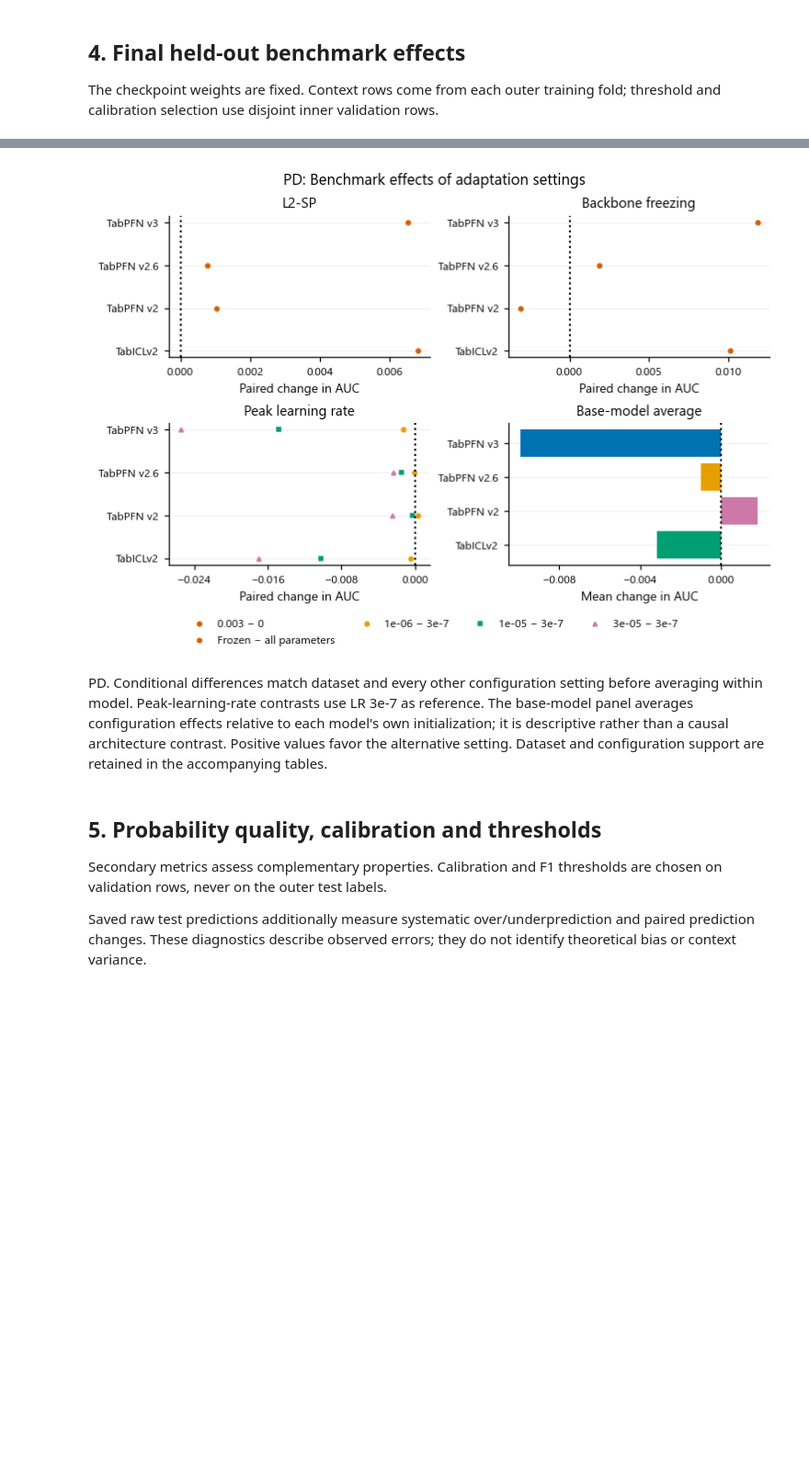
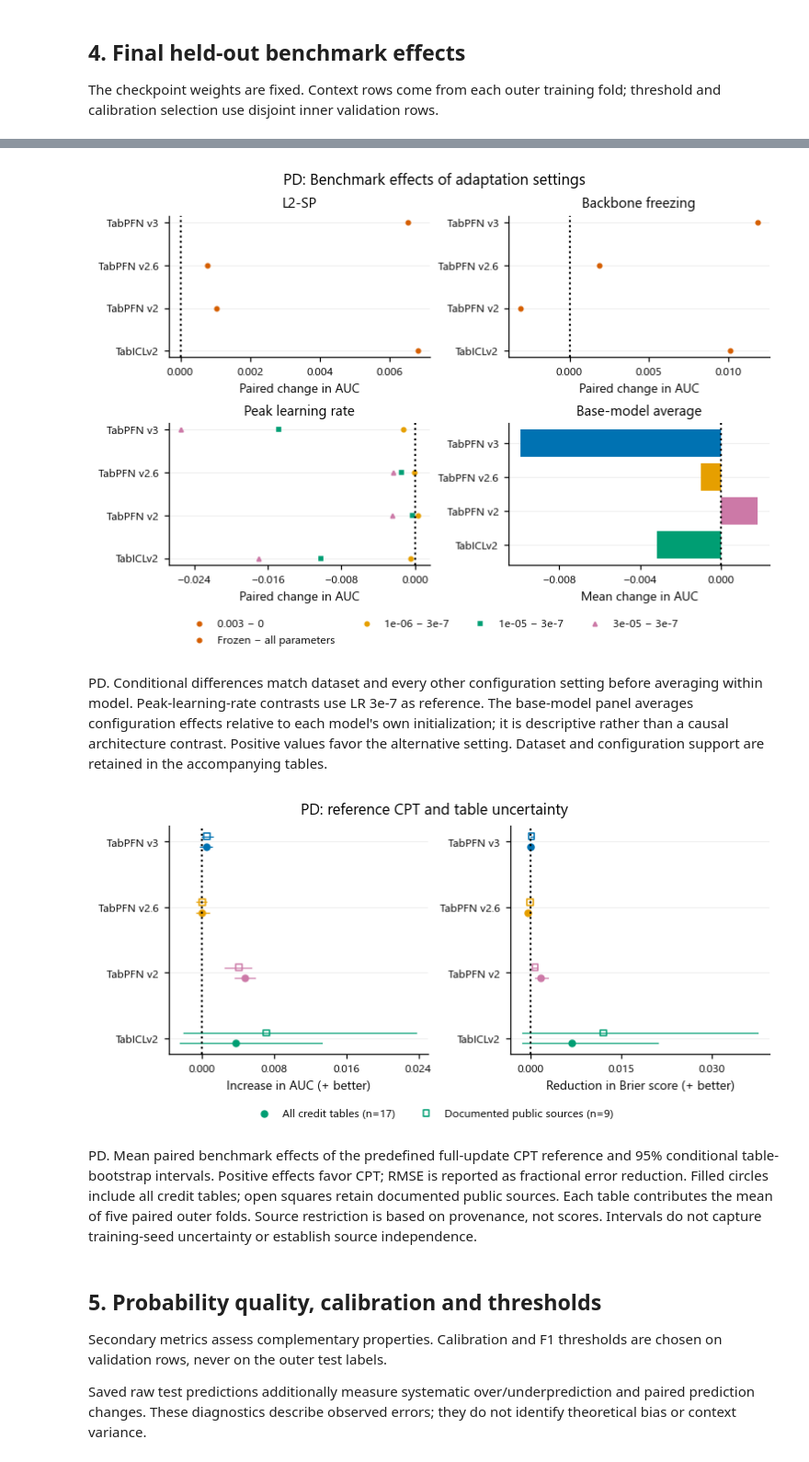
Before and after one commit to andreasgoethals/CreditPFN, a Jupyter notebook: notebooks/experiment1/03_results_pd.ipynb, the cells around one changed output, grey strips where cells are left out. Shown at 92% size. Cells and saved outputs as stored; diff of their text form; code cells hidden in the pictures; blank space fills up the shorter version.

Commit message:
four finishing tasks

```diff
--- a/notebooks/experiment1/03_results_pd.ipynb
+++ b/notebooks/experiment1/03_results_pd.ipynb
@@ -99,36 +99,40 @@ endpoint = cp.benchmark_effects(run)
 report.table('Complete primary benchmark dataset effects', endpoint)
 report.table('Complete AUC or R² benchmark dataset effects', cp.benchmark_effects(run, db.monitor_metric(run)))
 cp.show(sink, db.plot_endpoint_factors(run, benchmark=True), track=run.track)
-report.add('4. Final held-out benchmark effects', cp.effect_summary(endpoint) + '\nLGD primary benchmark error remains RMSE; R² is also reported. Five outer folds are averaged within table before cross-table comparisons.')
+from src.visualize import finishing as finish
+cp.show(sink, finish.plot_uncertainty(run), track=TRACK)
+report.add('4. Final held-out benchmark effects', cp.effect_summary(endpoint) + '\nLGD primary benchmark error remains RMSE; R² is also reported. Five outer folds are averaged within table before cross-table comparisons.' + '\n' + finish.UNCERTAINTY_NOTE + '\n' + finish.SOURCE_NOTE)
 # %% [output]
 |  | method_dirname | base_short | test_dataset_id | untuned | trained | delta | absolute_delta | dataset | ... |
 | 0 | tabicl-trained__tabicl-v2__lr1e-0... | TabICLv2 | Bondora Peer-to-Peer | 0.897214 | 0.888418 | -0.008795 | -0.008795 | Bondora Peer-to-Peer | ... |
 | 1 | tabicl-trained__tabicl-v2__lr1e-0... | TabICLv2 | Cobranded | 0.842771 | 0.839247 | -0.003524 | -0.003524 | Cobranded | ... |
 | 2 | tabicl-trained__tabicl-v2__lr1e-0... | TabICLv2 | Credit Risk | 0.955142 | 0.926268 | -0.028874 | -0.028874 | Credit Risk | ... |
 | 3 | tabicl-trained__tabicl-v2__lr1e-0... | TabICLv2 | GMSC | 0.867187 | 0.860626 | -0.006561 | -0.006561 | GMSC | ... |
 | 4 | tabicl-trained__tabicl-v2__lr1e-0... | TabICLv2 | German Credit | 0.790140 | 0.688480 | -0.101660 | -0.101660 | German Credit | ... |
 | ... | ... | ... | ... | ... | ... | ... | ... | ... | ... |
 | 1083 | tabpfn-trained__v3-default__lr3e-... | v3-default | PropPD2 | 0.657296 | 0.659203 | 0.001907 | 0.001907 | PropPD2 | ... |
 | 1084 | tabpfn-trained__v3-default__lr3e-... | v3-default | SBA Loans Case | 0.989833 | 0.990338 | 0.000505 | 0.000505 | SBA Loans Case | ... |
 | 1085 | tabpfn-trained__v3-default__lr3e-... | v3-default | Taiwan Credit Card | 0.789665 | 0.790003 | 0.000338 | 0.000338 | Taiwan Credit Card | ... |
 | 1086 | tabpfn-trained__v3-default__lr3e-... | v3-default | Thomas | 0.651588 | 0.653203 | 0.001615 | 0.001615 | Thomas | ... |
 | 1087 | tabpfn-trained__v3-default__lr3e-... | v3-default | Vehicle Loan | 0.658032 | 0.658389 | 0.000358 | 0.000358 | Vehicle Loan | ... |
 1088 rows × 15 columns
 |  | method_dirname | base_short | test_dataset_id | untuned | trained | delta | absolute_delta | dataset | ... |
 | 0 | tabicl-trained__tabicl-v2__lr1e-0... | TabICLv2 | Bondora Peer-to-Peer | 0.897214 | 0.888418 | -0.008795 | -0.008795 | Bondora Peer-to-Peer | ... |
 | 1 | tabicl-trained__tabicl-v2__lr1e-0... | TabICLv2 | Cobranded | 0.842771 | 0.839247 | -0.003524 | -0.003524 | Cobranded | ... |
 | 2 | tabicl-trained__tabicl-v2__lr1e-0... | TabICLv2 | Credit Risk | 0.955142 | 0.926268 | -0.028874 | -0.028874 | Credit Risk | ... |
 | 3 | tabicl-trained__tabicl-v2__lr1e-0... | TabICLv2 | GMSC | 0.867187 | 0.860626 | -0.006561 | -0.006561 | GMSC | ... |
 | 4 | tabicl-trained__tabicl-v2__lr1e-0... | TabICLv2 | German Credit | 0.790140 | 0.688480 | -0.101660 | -0.101660 | German Credit | ... |
 | ... | ... | ... | ... | ... | ... | ... | ... | ... | ... |
 | 1083 | tabpfn-trained__v3-default__lr3e-... | v3-default | PropPD2 | 0.657296 | 0.659203 | 0.001907 | 0.001907 | PropPD2 | ... |
 | 1084 | tabpfn-trained__v3-default__lr3e-... | v3-default | SBA Loans Case | 0.989833 | 0.990338 | 0.000505 | 0.000505 | SBA Loans Case | ... |
 | 1085 | tabpfn-trained__v3-default__lr3e-... | v3-default | Taiwan Credit Card | 0.789665 | 0.790003 | 0.000338 | 0.000338 | Taiwan Credit Card | ... |
 | 1086 | tabpfn-trained__v3-default__lr3e-... | v3-default | Thomas | 0.651588 | 0.653203 | 0.001615 | 0.001615 | Thomas | ... |
 | 1087 | tabpfn-trained__v3-default__lr3e-... | v3-default | Vehicle Loan | 0.658032 | 0.658389 | 0.000358 | 0.000358 | Vehicle Loan | ... |
 1088 rows × 15 columns
 [figure]
 PD. Conditional differences match dataset and every other configuration setting before averaging within model. Peak-learning-rate contrasts use LR 3e-7 as reference. The base-model panel averages configuration effects relative to each model's own initialization; it is descriptive rather than a causal architecture contrast. Positive values favor the alternative setting. Dataset and configuration support are retained in the accompanying tables.
+[figure, added]
+PD. Mean paired benchmark effects of the predefined full-update CPT reference and 95% conditional table-bootstrap intervals. Positive effects favor CPT; RMSE is reported as fractional error reduction. Filled circles include all credit tables; open squares retain documented public sources. Each table contributes the mean of five paired outer folds. Source restriction is based on provenance, not scores. Intervals do not capture training-seed uncertainty or establish source independence.
 # %% [markdown]
 ## 5. Probability quality, calibration and thresholds
 
```
Also changed, not shown: 36 other files.
